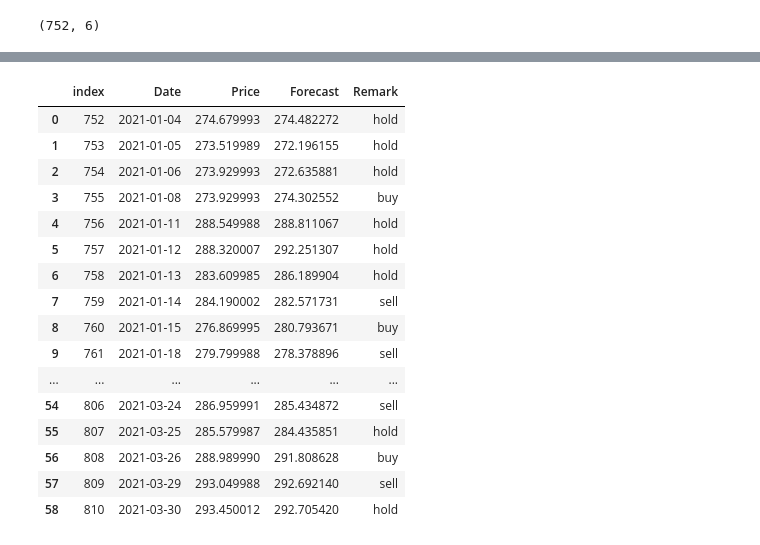
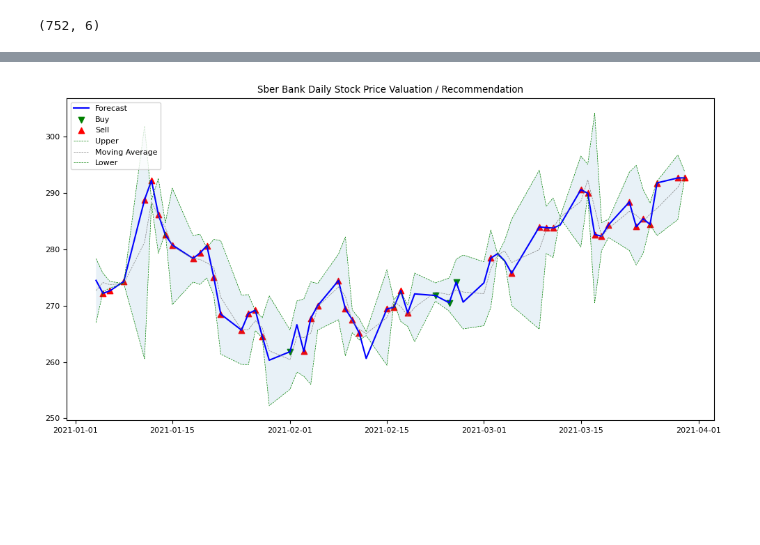
Before and after one commit to dorcas-1404/LakMvbp96Bil1P0R, a Jupyter notebook: notebooks/ValueInvestor (Time Series Project).ipynb, the cells around one changed output, grey strips where cells are left out. Saved outputs shown, nothing was run; the diff lists cells and outputs as text; code cells hidden in the pictures; blank space fills up the shorter version.

```diff
--- a/notebooks/ValueInvestor (Time Series Project).ipynb
+++ b/notebooks/ValueInvestor (Time Series Project).ipynb
@@ -1021,38 +1052,32 @@ Recommend.head()
 # %%
-# 0 hold , 1 buy, 2 sell
-if Recommend['Forecast'][0]> Recommend['Price'][0]:
-    diff=1
-else:
-    diff=0
+# Set hold ,buy and sell for Weekly recommendation
+for i in range(1, Recommend.shape[0]):
+    if Recommend['Forecast'][i]>= df_bands['UpperBand7'][i]:
+        Recommend["Sell7"][i] = Recommend['Forecast'][i]
 
-Recommend["Remark"][0]='hold'
-for i in range(1, Recommend.shape[0]):
-    if Recommend['Forecast'][i]< Recommend['Price'][i] and diff==1:
-        Recommend["Remark"][i]='sell'
-        diff=0
-    elif Recommend['Forecast'][i]> Recommend['Price'][i] and diff==0:
-        Recommend["Remark"][i]='buy'
-        diff=1
-
-    else:
-        Recommend["Remark"][i]='hold'
+    elif Recommend['Forecast'][i]<= df_bands['LowerBand7'][i]:
+          Recommend["Buy7"][i]= Recommend['Forecast'][i]
+    Recommend['Buy7'][i] = Recommend['Buy1'][i]
-# %%
-Recommend
-# %% [output]
-|  | index | Date | Price | Forecast | Remark |
-| 0 | 752 | 2021-01-04 | 274.679993 | 274.482272 | hold |
-| 1 | 753 | 2021-01-05 | 273.519989 | 272.196155 | hold |
-| 2 | 754 | 2021-01-06 | 273.929993 | 272.635881 | hold |
-| 3 | 755 | 2021-01-08 | 273.929993 | 274.302552 | buy |
-| 4 | 756 | 2021-01-11 | 288.549988 | 288.811067 | hold |
-| 5 | 757 | 2021-01-12 | 288.320007 | 292.251307 | hold |
-| 6 | 758 | 2021-01-13 | 283.609985 | 286.189904 | hold |
-| 7 | 759 | 2021-01-14 | 284.190002 | 282.571731 | sell |
-| 8 | 760 | 2021-01-15 | 276.869995 | 280.793671 | buy |
-| 9 | 761 | 2021-01-18 | 279.799988 | 278.378896 | sell |
-| ... | ... | ... | ... | ... | ... |
-| 54 | 806 | 2021-03-24 | 286.959991 | 285.434872 | sell |
-| 55 | 807 | 2021-03-25 | 285.579987 | 284.435851 | hold |
-| 56 | 808 | 2021-03-26 | 288.989990 | 291.808628 | buy |
-| 57 | 809 | 2021-03-29 | 293.049988 | 292.692140 | sell |
-| 58 | 810 | 2021-03-30 | 293.450012 | 292.705420 | hold |
+# %%
+# Set hold ,buy and sell for monthly recommendation
+for i in range(1, Recommend.shape[0]):
+    if Recommend['Forecast'][i]>= df_bands['UpperBand'][i]:
+        Recommend["Sell"][i] = Recommend['Forecast'][i]
+
+    elif Recommend['Forecast'][i]<= df_bands['LowerBand'][i]:
+          Recommend["Buy"][i]= Recommend['Forecast'][i]
+    Recommend['Buy'][i] = Recommend['Buy1'][i]
+# %%
+plt.figure(figsize=(12,6))
+plt.plot(Recommend['Date'], Recommend['Forecast'], label='Forecast', color='blue',linewidth=1.5) #Forecast price
+plt.scatter(Recommend['Date'], Recommend['Buy1'], label='Buy', color='green', marker='v') #Buy Signal
+plt.scatter(Recommend['Date'], Recommend['Sell1'], label='Sell', color='red', marker='^') #Sell Signal
+plt.plot(df_bands['ds'][752:], df_bands['UpperBand1'][752:], label='Upper', color='green', linestyle="--", linewidth=0.5) #Upper band
+plt.plot(df_bands['ds'][752:], df_bands['SMA1'][752:], label = "Moving Average", color='gray', linestyle="--", linewidth=0.5)
+plt.plot(df_bands['ds'][752:], df_bands['LowerBand1'][752:], label='Lower', color='green', linestyle="--", linewidth=0.5) #lower band
+plt.fill_between(df_bands['ds'][752:], df_bands['LowerBand1'][752:], df_bands['UpperBand1'][752:], alpha=0.1)
+plt.title("Sber Bank Daily Stock Price Valuation / Recommendation")
+plt.legend(loc='upper left')
+plt.show()
+# %% [output]
+[figure, added]
```
Also changed, not shown: parts of 13 cells of this notebook.
